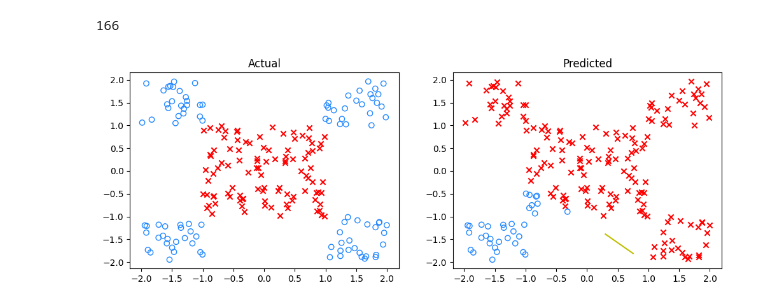
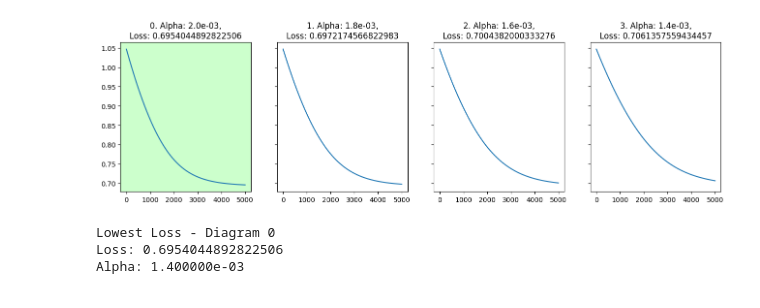
Before and after one commit to mihir1125/machine-learning, a Jupyter notebook: logistic_regression.ipynb, the cells around one changed output. Drawn from its saved outputs; the diff is of its cells as text; code cells hidden in the pictures.

```diff
--- a/logistic_regression.ipynb
+++ b/logistic_regression.ipynb
@@ -168,15 +211,21 @@ X_train_neg: (100, 2), y_train_neg: (100,)
 # %%
+# Trying to fit a straight line
+# No feature engineering
+
 m, n = X_train.shape
 w_init = np.ones(n)
 b_init = 1.
+
+# Calculating the optimal learning rate
+
 # alphas = (1.0e-3, 3.0e-3, 1.0e-4, 3.0e-4) # Attempt 1
 # Attempt 1 conclusion: 3e-3 < alpha < 1e-4
 # alphas = np.linspace(3.0e-3, 1.0e-4, num=4) # Attempt 2
 # Attempt 2 conclusion: 3.0e-3 < alpha < 2.0e-3
-alphas = np.linspace(2.0e-3, 1.1e-4, num=4) # Attempt 3
-# Attempt 3 conclusion: 1.7e-3 < alpha < 1.9e-3
-# alphas = np.linspace(1.7e-3, 1.9e-3, num=4)
-iterations = 10_000
+# alphas = np.linspace(2.0e-3, 1.1e-4, num=4) # Attempt 3
+# Attempt 3 conclusion: 2.0e-3 < alpha < 1.4e-3
+alphas = np.linspace(2.0e-3, 1.4e-3, num=4)
+iterations = 5_000
 
 ws, bs, histories = [], [], []
 for i in range(len(alphas)):
@@ -207,28 +243,7 @@ plt.show()
-# %%
-w_best = ws[3]
-b_best = bs[3]
-
-yhats = np.round(sigmoid(np.dot(X_train, w_best) + b_best))
-yhats_pos = yhats == 1
-yhats_neg = yhats == 0
-print(len(yhats[yhats_pos]))
-
-fig, ax = plt.subplots(1, 2, figsize=(12,4))
-
-ax[0].scatter(X_train_pos[:, 0], X_train_pos[:, 1], c='r', marker='x')
-ax[0].scatter(X_train_neg[:, 0], X_train_neg[:, 1], marker='o', facecolors='none', edgecolors='#2288FF')
-ax[0].title.set_text("Actual")
-ax[1].scatter(X_train[yhats_pos][:, 0], X_train[yhats_pos][:, 1], c='r', marker='x')
-ax[1].scatter(X_train[yhats_neg][:, 0], X_train[yhats_neg][:, 1], marker='o', facecolors='none', edgecolors='#2288FF')
-ax[1].title.set_text("Predicted")
-
-# Decision boundary
-
-x_plot = np.linspace(0.3, 0.75, 5)
-y_plot = (-b_best - w_best[0]*x_plot)/w_best[1]
-ax[1].plot(x_plot, y_plot, c='y')
-
-plt.show()
-# %% [output]
-166
-[figure, removed]
+# %%
+alpha, w, b = plot_loss_curves(alphas, ws, bs, histories)
+# %% [output]
+[figure, added]
+Lowest Loss - Diagram 0
+Loss: 0.6954044892822506
+Alpha: 1.400000e-03
```
Also changed, not shown: parts of 8 cells of this notebook.
